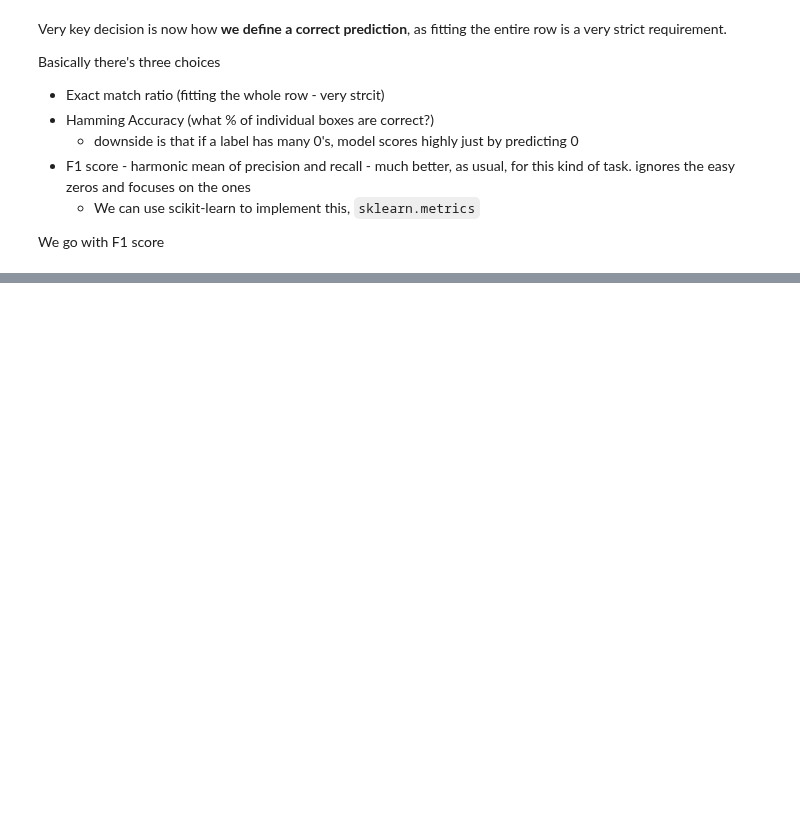
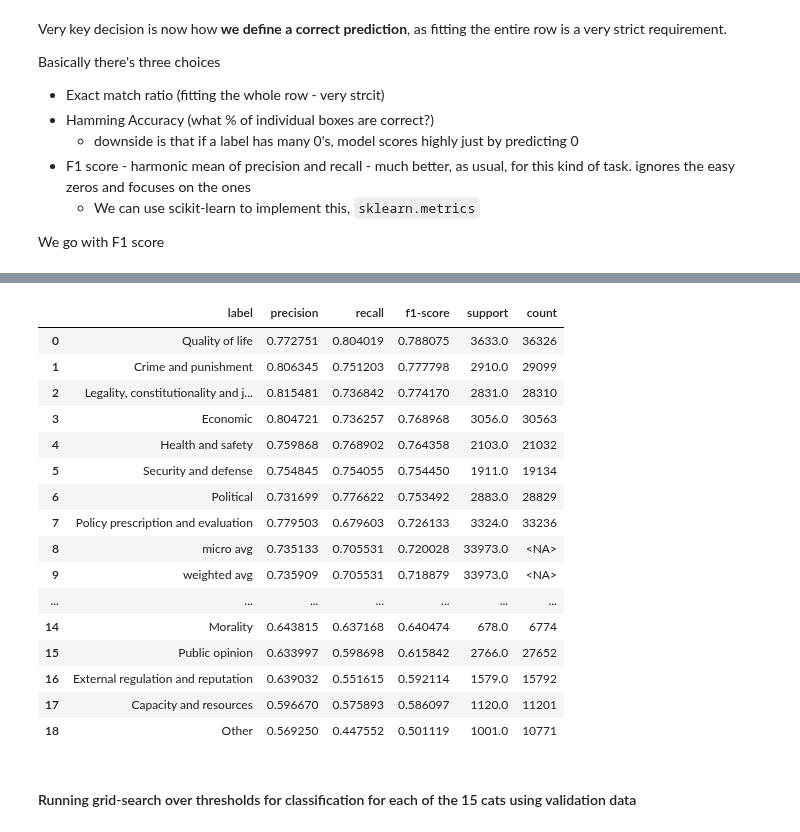
Before and after one commit to Ry-Rousseau/frame-delta, a Jupyter notebook: notebooks/framing_classifier.ipynb, the cells around one changed output, grey strips where cells are left out. Saved outputs shown, nothing was run; the diff lists cells and outputs as text; code cells hidden in the pictures; blank space fills up the shorter version.

Commit message:
start train run 2, implement weighted loss, post-eval class threshold optimization

```diff
--- a/notebooks/framing_classifier.ipynb
+++ b/notebooks/framing_classifier.ipynb
@@ -87,6 +87,7 @@ print(f"Original rows: {len(df)}")
 
 df_filtered = df[(df['num_words'] > 100) & (df['num_words'] <= 1500)]
 df = df_filtered.dropna()
+df = df.reset_index()
 
 print(f"Filtered rows: {len(df_filtered)}")
 
@@ -521,7 +518,7 @@ def parse_out_metadata_collate_fn(batch):
     return batch_out
 # %%
 # recreate the data loader, they rely on dataset + indices
-batch_size = 16
+batch_size = 32
 
 from torch.utils.data import DataLoader
 
@@ -720,0 +736,27 @@ Epoch 2 | val_loss=0.4376 | F1 (Micro)=0.6646 | F1 (Macro)=0.6146 | Exact Match=
+# %%
+from sklearn.metrics import classification_report
+import pandas as pd
+
+# Get predictions on the TEST set
+model.eval()
+test_preds = []
+test_labels = []
+
+with torch.no_grad():
+    for batch in test_loader:
+        # Move to GPU
+        batch = {k: v.to('cuda') for k, v in batch.items() if k in ['input_ids', 'attention_mask', 'labels']}
+
+        outputs = model(**batch) ## double asteriks means unpack dict into keyword args, outputs = model(input_ids=batch["input_ids"],attention_mask=batch["attention_mask"],labels=batch["labels"],)
+        logits = outputs.logits
+        preds = (torch.sigmoid(logits) > 0.5).float() # Standard threshold
+
+        test_preds.append(preds.cpu().numpy())
+        test_labels.append(batch['labels'].cpu().numpy())
+
+test_preds = np.vstack(test_preds)
+test_labels = np.vstack(test_labels)
+
+# Generate Report
+report = classification_report(test_labels, test_preds, target_names=official_labels, output_dict=True)
+df_report = pd.DataFrame(report).transpose()
@@ -720,0 +781,31 @@ Epoch 2 | val_loss=0.4376 | F1 (Micro)=0.6646 | F1 (Macro)=0.6146 | Exact Match=
+# %%
+# counts per label
+counts = pd.Series(all_clean_items).value_counts()
+
+out = (
+    df_report
+      .sort_values("f1-score", ascending=False)
+      .assign(count=lambda d: d.index.map(counts).astype("Int64"))
+      .reset_index(names="label")
+)
+out
+# %% [output]
+|  | label | precision | recall | f1-score | support | count |
+| 0 | Quality of life | 0.772751 | 0.804019 | 0.788075 | 3633.0 | 36326 |
+| 1 | Crime and punishment | 0.806345 | 0.751203 | 0.777798 | 2910.0 | 29099 |
+| 2 | Legality, constitutionality and j... | 0.815481 | 0.736842 | 0.774170 | 2831.0 | 28310 |
+| 3 | Economic | 0.804721 | 0.736257 | 0.768968 | 3056.0 | 30563 |
+| 4 | Health and safety | 0.759868 | 0.768902 | 0.764358 | 2103.0 | 21032 |
+| 5 | Security and defense | 0.754845 | 0.754055 | 0.754450 | 1911.0 | 19134 |
+| 6 | Political | 0.731699 | 0.776622 | 0.753492 | 2883.0 | 28829 |
+| 7 | Policy prescription and evaluation | 0.779503 | 0.679603 | 0.726133 | 3324.0 | 33236 |
+| 8 | micro avg | 0.735133 | 0.705531 | 0.720028 | 33973.0 | <NA> |
+| 9 | weighted avg | 0.735909 | 0.705531 | 0.718879 | 33973.0 | <NA> |
+| ... | ... | ... | ... | ... | ... | ... |
+| 14 | Morality | 0.643815 | 0.637168 | 0.640474 | 678.0 | 6774 |
+| 15 | Public opinion | 0.633997 | 0.598698 | 0.615842 | 2766.0 | 27652 |
+| 16 | External regulation and reputation | 0.639032 | 0.551615 | 0.592114 | 1579.0 | 15792 |
+| 17 | Capacity and resources | 0.596670 | 0.575893 | 0.586097 | 1120.0 | 11201 |
+| 18 | Other | 0.569250 | 0.447552 | 0.501119 | 1001.0 | 10771 |
+# %% [markdown]
+#### Running grid-search over thresholds for classification for each of the 15 cats using validation data
```
Also changed, not shown: parts of 24 cells of this notebook.
